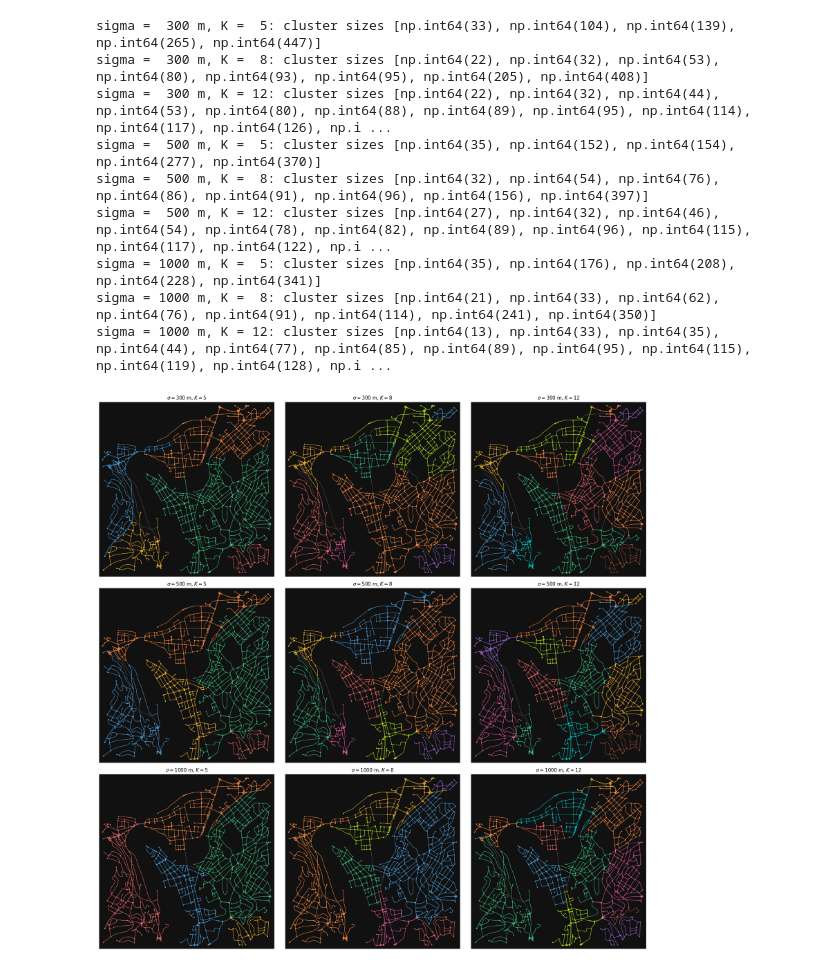
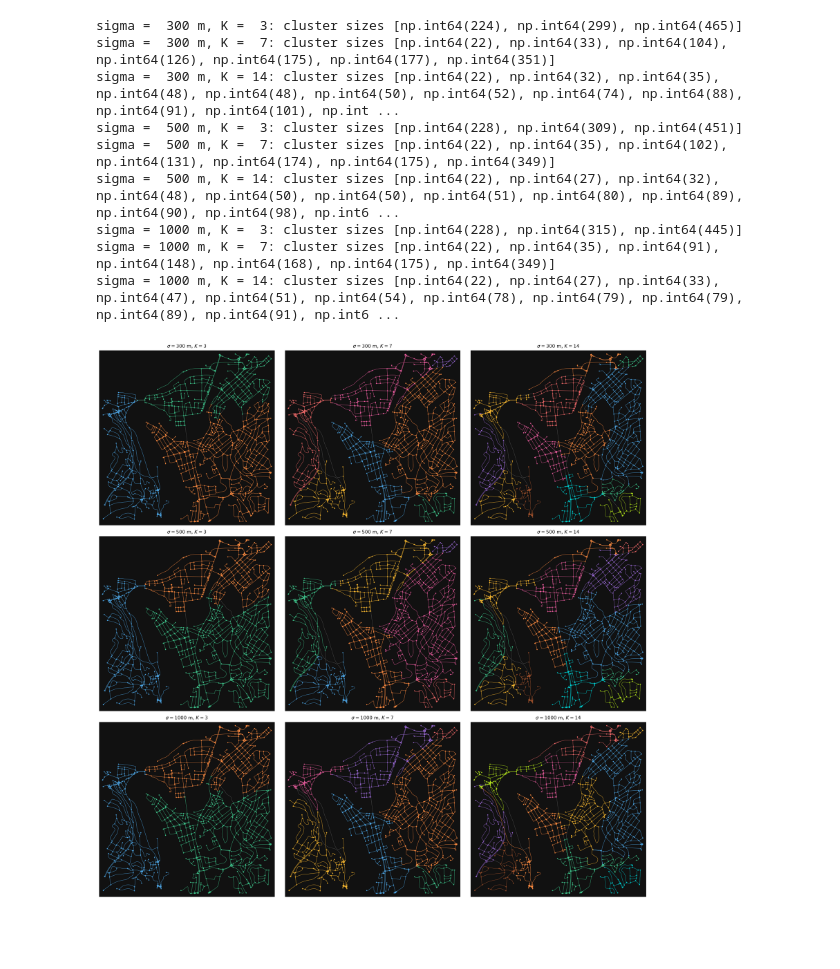
Before and after one commit to theaboge/spectral_clustering, a Jupyter notebook: map_test.ipynb, the cells around one changed output. Cells and saved outputs as stored; diff of their text form; code cells hidden in the pictures; blank space fills up the shorter version.

```diff
--- a/map_test.ipynb
+++ b/map_test.ipynb
@@ -135,7 +152,7 @@ def plot_graph_clusters(G, C, node_idx, title="Spectral clustering", ax=None):
         ax_.set_title(title, fontsize=11)
 # %%
 K = 4
-C, lambdas, U = spectral_clustering_graph(L, K=K, method="lanczos")
+C, lambdas, U = spectral_clustering_graph(L, K=K, method="eigh")
 print("smallest eigenvalues:", lambdas)
 print("cluster sizes:", np.bincount(C))
 plot_graph_clusters(G, C, node_idx, title=f"Spectral clustering of the street network, K = {K}, sigma = {sigma:.0f} m")
@@ -168,7 +185,7 @@ def street_laplacian(A_dist, sigma):
 
 
 sigmas = [300, 500, 1000]
-Ks = [5, 8, 12]
+Ks = [3, 7, 14]
 
 # Eigengap: the 15 smallest eigenvalues for each sigma
 fig, ax = plt.subplots(figsize=(7, 4))
@@ -188,0 +206,23 @@ plt.show()
+# %%
+# Criteria for sigma and K, besides looking at the maps
+km = lambda U, K: KMeans(n_clusters=K, n_init=10, random_state=0).fit(U).labels_
+eigs = {s: la.eigh(street_laplacian(A_dist, s).toarray()) for s in [150, 200, 250, 300, 400, 500, 600, 1000]}
+
+# sigma: too small -> weights ~0 cut off single nodes, too large -> all weights ~1 (graph effectively unweighted)
+for s, (lam_s, V_s) in eigs.items():
+    w = np.exp(-A_dist.data ** 2 / (2 * s ** 2))
+    print(f"sigma = {s:4d} m: min weight {w.min():.1e}, weights > 0.9: {np.mean(w > 0.9):.2f}, "
+          f"lambda_2 = {lam_s[1]:.1e}, smallest cluster (K = 7): {np.bincount(km(V_s[:, :7], 7)).min()}")
+print()
+
+# K (sigma = 500 m): relative eigengap, stability of the clustering when sigma is changed to 400 and 600 m
+# (the eigenspace of lambda_1..lambda_K is sensitive when the gap is small), and fraction of roads cut
+lam_s, V_s = eigs[500]
+Adj = (A_dist > 0).astype(int)
+I, J = sp.triu(Adj).nonzero()
+for K in range(2, 16):
+    C_K = km(V_s[:, :K], K)
+    stab = min(adjusted_rand_score(C_K, km(eigs[s][1][:, :K], K)) for s in [400, 600])
+    connected = all(connected_components(Adj[C_K == k][:, C_K == k])[0] == 1 for k in range(K))
+    print(f"K = {K:2d}: relative gap {(lam_s[K] - lam_s[K - 1]) / lam_s[K]:.2f}, stability {stab:.2f}, "
+          f"roads cut {100 * np.mean(C_K[I] != C_K[J]):.1f}%, clusters connected: {connected}")
@@ -189,22 +251,22 @@ plt.show()
 # %%
 # Spectral clustering for every combination of sigma (rows) and K (columns)
 fig, axes = plt.subplots(len(sigmas), len(Ks), figsize=(18, 18))
 for row, s in zip(axes, sigmas):
     L_s = street_laplacian(A_dist, s)
     for ax, K in zip(row, Ks):
-        C_s, _, _ = spectral_clustering_graph(L_s, K=K, method="lanczos")
+        C_s, _, _ = spectral_clustering_graph(L_s, K=K, method="eigh")
         print(f"sigma = {s:4d} m, K = {K:2d}: cluster sizes {sorted(np.bincount(C_s))}")
         plot_graph_clusters(G, C_s, node_idx, title=fr"$\sigma = {s}$ m, $K = {K}$", ax=ax)
 fig.tight_layout()
 plt.show()
 # %% [output]
-sigma =  300 m, K =  5: cluster sizes [np.int64(33), np.int64(104), np.int64(139), np.int64(265), np.int64(447)]
-sigma =  300 m, K =  8: cluster sizes [np.int64(22), np.int64(32), np.int64(53), np.int64(80), np.int64(93), np.int64(95), np.int64(205), np.int64(408)]
-sigma =  300 m, K = 12: cluster sizes [np.int64(22), np.int64(32), np.int64(44), np.int64(53), np.int64(80), np.int64(88), np.int64(89), np.int64(95), np.int64(114), np.int64(117), np.int64(126), np.i ...
-sigma =  500 m, K =  5: cluster sizes [np.int64(35), np.int64(152), np.int64(154), np.int64(277), np.int64(370)]
-sigma =  500 m, K =  8: cluster sizes [np.int64(32), np.int64(54), np.int64(76), np.int64(86), np.int64(91), np.int64(96), np.int64(156), np.int64(397)]
-sigma =  500 m, K = 12: cluster sizes [np.int64(27), np.int64(32), np.int64(46), np.int64(54), np.int64(78), np.int64(82), np.int64(89), np.int64(96), np.int64(115), np.int64(117), np.int64(122), np.i ...
-sigma = 1000 m, K =  5: cluster sizes [np.int64(35), np.int64(176), np.int64(208), np.int64(228), np.int64(341)]
-sigma = 1000 m, K =  8: cluster sizes [np.int64(21), np.int64(33), np.int64(62), np.int64(76), np.int64(91), np.int64(114), np.int64(241), np.int64(350)]
-sigma = 1000 m, K = 12: cluster sizes [np.int64(13), np.int64(33), np.int64(35), np.int64(44), np.int64(77), np.int64(85), np.int64(89), np.int64(95), np.int64(115), np.int64(119), np.int64(128), np.i ...
+sigma =  300 m, K =  3: cluster sizes [np.int64(224), np.int64(299), np.int64(465)]
+sigma =  300 m, K =  7: cluster sizes [np.int64(22), np.int64(33), np.int64(104), np.int64(126), np.int64(175), np.int64(177), np.int64(351)]
+sigma =  300 m, K = 14: cluster sizes [np.int64(22), np.int64(32), np.int64(35), np.int64(48), np.int64(48), np.int64(50), np.int64(52), np.int64(74), np.int64(88), np.int64(91), np.int64(101), np.int ...
+sigma =  500 m, K =  3: cluster sizes [np.int64(228), np.int64(309), np.int64(451)]
+sigma =  500 m, K =  7: cluster sizes [np.int64(22), np.int64(35), np.int64(102), np.int64(131), np.int64(174), np.int64(175), np.int64(349)]
+sigma =  500 m, K = 14: cluster sizes [np.int64(22), np.int64(27), np.int64(32), np.int64(48), np.int64(50), np.int64(50), np.int64(51), np.int64(80), np.int64(89), np.int64(90), np.int64(98), np.int6 ...
+sigma = 1000 m, K =  3: cluster sizes [np.int64(228), np.int64(315), np.int64(445)]
+sigma = 1000 m, K =  7: cluster sizes [np.int64(22), np.int64(35), np.int64(91), np.int64(148), np.int64(168), np.int64(175), np.int64(349)]
+sigma = 1000 m, K = 14: cluster sizes [np.int64(22), np.int64(27), np.int64(33), np.int64(47), np.int64(51), np.int64(54), np.int64(78), np.int64(79), np.int64(79), np.int64(89), np.int64(91), np.int6 ...
-[figure, old version]
+[figure, new version]
```
Also changed, not shown: parts of 17 cells of this notebook, 4 other files.
